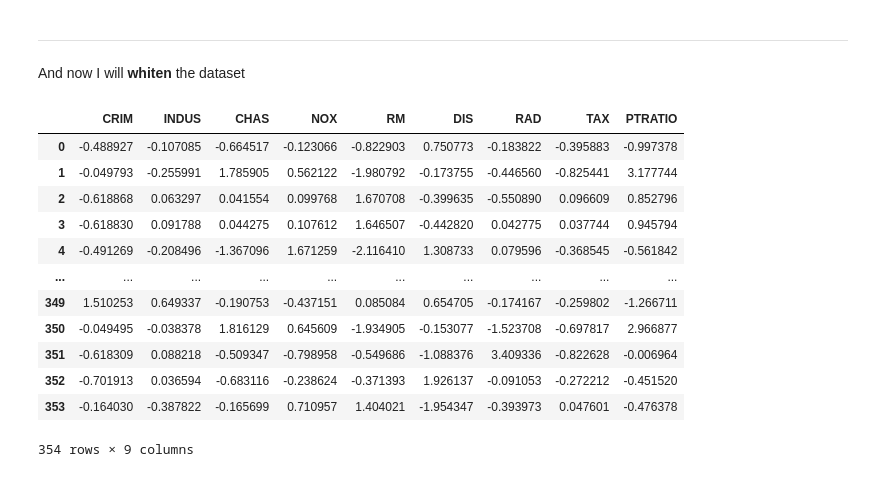
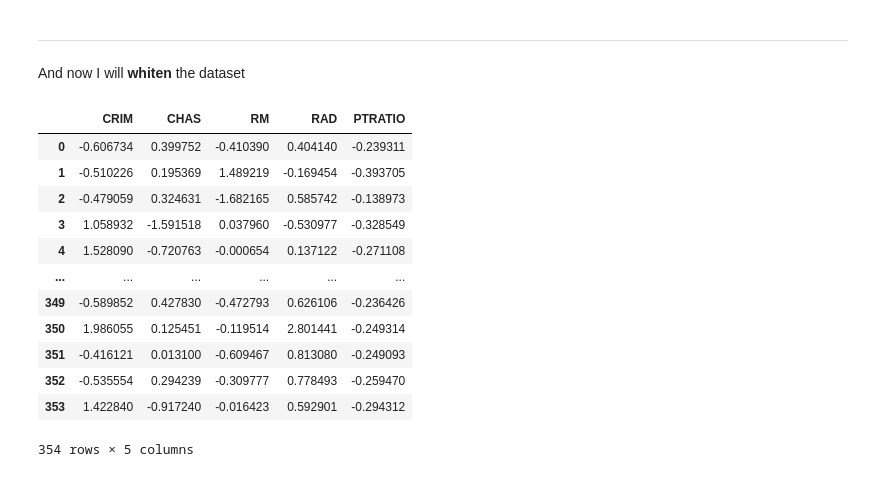
Before and after one commit to Carloselrecharlie/Boston_House_Prices_Analysis, a Jupyter notebook: Analysis of Boston House Prices dataset.ipynb, the cells around one changed output. Drawn from its saved outputs; the diff is of its cells as text; code cells hidden in the pictures.

```diff
--- a/Analysis of Boston House Prices dataset.ipynb
+++ b/Analysis of Boston House Prices dataset.ipynb
@@ -337,6 +370,6 @@ VARIATIONS:
 # %%
 # Separate the inputs from the rest of the variables.
-inputs = bhp[['CRIM','INDUS','CHAS','NOX','RM','DIS','RAD','TAX','PTRATIO']]
+inputs = bhp[['CRIM','CHAS','RM','RAD','PTRATIO']]
 outputs = bhp[['MEDV']]
 inputs
 # %% [output]
@@ -362,13 +395,13 @@ inputs_train, inputs_test, outputs_train, outputs_test = mod.train_test_split(in
 model = kr.models.Sequential()
 
 # Add a hidden layer with 10 neurons and an input layer with 12.
-model.add(kr.layers.Dense(units=10, activation='tanh', input_dim=9)) # input_dim=12, the twelve values from dataset.
+model.add(kr.layers.Dense(units=10, activation='tanh', input_dim=5)) # input_dim=12, the twelve values from dataset.
 
 # Add another hidden layer
-model.add(kr.layers.Dense(units=20, activation='relu'))
+model.add(kr.layers.Dense(units=5, activation='relu'))
 
 # Add another hidden layer
-model.add(kr.layers.Dense(units=10, activation='tanh'))
+#model.add(kr.layers.Dense(units=5, activation='tanh'))
 
 # Add a one neuron output layer.
 model.add(kr.layers.Dense(units=1, activation='linear')) # Price is the only output I expect
@@ -519,24 +552,24 @@ model.evaluate(inputs_test, outputs_test)
 ---
 And now I will **whiten** the dataset
 # %%
-pca = dec.PCA(n_components=9, whiten=True)
+pca = dec.PCA(n_components=5, whiten=True)
 pca.fit(inputs_train)
 inputs_train_white = pd.DataFrame(pca.transform(inputs_train), columns = inputs.columns)
 inputs_train_white
 # %% [output]
-|  | CRIM | INDUS | CHAS | NOX | RM | DIS | RAD | TAX | PTRATIO |
-| 0 | -0.488927 | -0.107085 | -0.664517 | -0.123066 | -0.822903 | 0.750773 | -0.183822 | -0.395883 | -0.997378 |
-| 1 | -0.049793 | -0.255991 | 1.785905 | 0.562122 | -1.980792 | -0.173755 | -0.446560 | -0.825441 | 3.177744 |
-| 2 | -0.618868 | 0.063297 | 0.041554 | 0.099768 | 1.670708 | -0.399635 | -0.550890 | 0.096609 | 0.852796 |
-| 3 | -0.618830 | 0.091788 | 0.044275 | 0.107612 | 1.646507 | -0.442820 | 0.042775 | 0.037744 | 0.945794 |
-| 4 | -0.491269 | -0.208496 | -1.367096 | 1.671259 | -2.116410 | 1.308733 | 0.079596 | -0.368545 | -0.561842 |
-| ... | ... | ... | ... | ... | ... | ... | ... | ... | ... |
-| 349 | 1.510253 | 0.649337 | -0.190753 | -0.437151 | 0.085084 | 0.654705 | -0.174167 | -0.259802 | -1.266711 |
-| 350 | -0.049495 | -0.038378 | 1.816129 | 0.645609 | -1.934905 | -0.153077 | -1.523708 | -0.697817 | 2.966877 |
-| 351 | -0.618309 | 0.088218 | -0.509347 | -0.798958 | -0.549686 | -1.088376 | 3.409336 | -0.822628 | -0.006964 |
-| 352 | -0.701913 | 0.036594 | -0.683116 | -0.238624 | -0.371393 | 1.926137 | -0.091053 | -0.272212 | -0.451520 |
-| 353 | -0.164030 | -0.387822 | -0.165699 | 0.710957 | 1.404021 | -1.954347 | -0.393973 | 0.047601 | -0.476378 |
+|  | CRIM | CHAS | RM | RAD | PTRATIO |
+| 0 | -0.606734 | 0.399752 | -0.410390 | 0.404140 | -0.239311 |
+| 1 | -0.510226 | 0.195369 | 1.489219 | -0.169454 | -0.393705 |
+| 2 | -0.479059 | 0.324631 | -1.682165 | 0.585742 | -0.138973 |
+| 3 | 1.058932 | -1.591518 | 0.037960 | -0.530977 | -0.328549 |
+| 4 | 1.528090 | -0.720763 | -0.000654 | 0.137122 | -0.271108 |
+| ... | ... | ... | ... | ... | ... |
+| 349 | -0.589852 | 0.427830 | -0.472793 | 0.626106 | -0.236426 |
+| 350 | 1.986055 | 0.125451 | -0.119514 | 2.801441 | -0.249314 |
+| 351 | -0.416121 | 0.013100 | -0.609467 | 0.813080 | -0.249093 |
+| 352 | -0.535554 | 0.294239 | -0.309777 | 0.778493 | -0.259470 |
+| 353 | 1.422840 | -0.917240 | -0.016423 | 0.592901 | -0.294312 |
-354 rows × 9 columns
+354 rows × 5 columns
 # %%
 # rebuid the neural network
 model = kr.models.Sequential()
```
Also changed, not shown: parts of 24 cells of this notebook, 1 other file.
